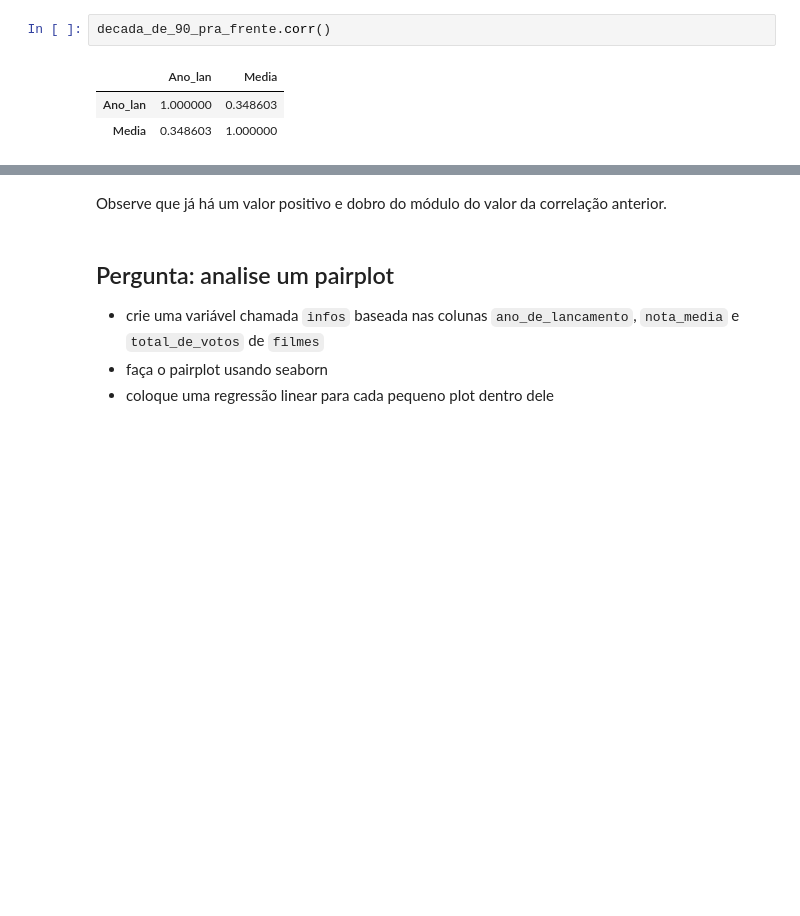
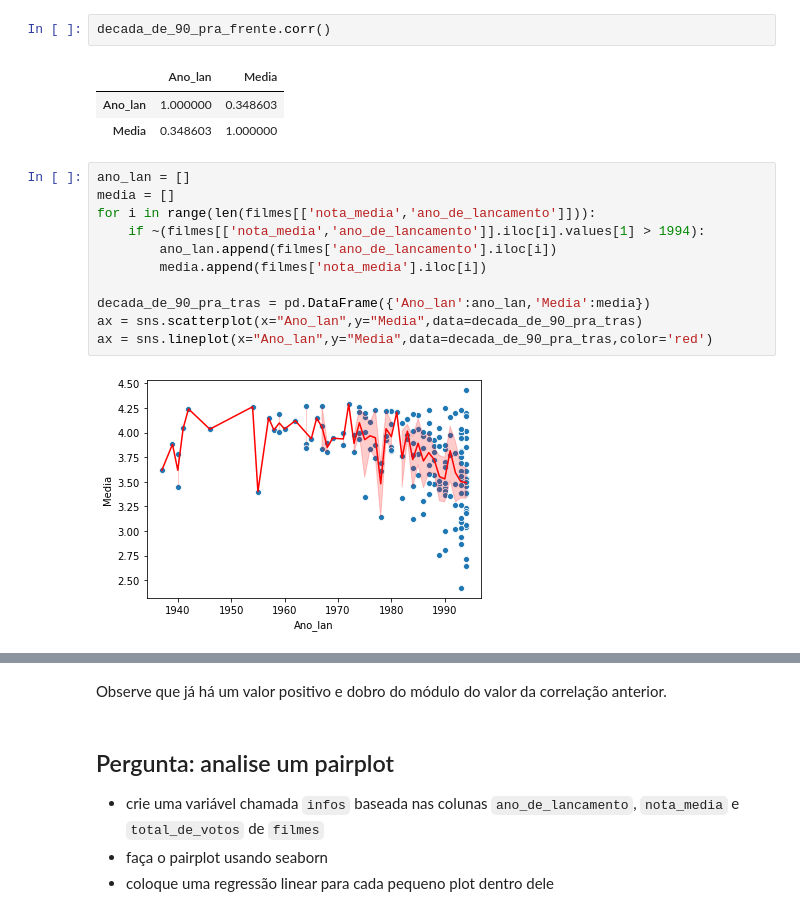
Before and after one commit to SamuelHericles/Training_project_Data_Science, a Jupyter notebook: Formação Data Science Alura - Análise exploratória do MovieLens.ipynb, the cells around one changed output, grey strips where cells are left out. Drawn from its saved outputs; the diff is of its cells as text; blank space fills up the shorter version.

```diff
--- a/Formação Data Science Alura - Análise exploratória do MovieLens.ipynb
+++ b/Formação Data Science Alura - Análise exploratória do MovieLens.ipynb
@@ -868,3 +868,16 @@ decada_de_90_pra_frente.corr()
 |  | Ano_lan | Media |
 | Ano_lan | 1.000000 | 0.348603 |
 | Media | 0.348603 | 1.000000 |
+# %%
+ano_lan = []
+media = []
+for i in range(len(filmes[['nota_media','ano_de_lancamento']])):
+    if ~(filmes[['nota_media','ano_de_lancamento']].iloc[i].values[1] > 1994):
+        ano_lan.append(filmes['ano_de_lancamento'].iloc[i])
+        media.append(filmes['nota_media'].iloc[i])
+
+decada_de_90_pra_tras = pd.DataFrame({'Ano_lan':ano_lan,'Media':media})
+ax = sns.scatterplot(x="Ano_lan",y="Media",data=decada_de_90_pra_tras)
+ax = sns.lineplot(x="Ano_lan",y="Media",data=decada_de_90_pra_tras,color='red')
+# %% [output]
+[figure, added]
```
Also changed, not shown: parts of 23 cells of this notebook.
